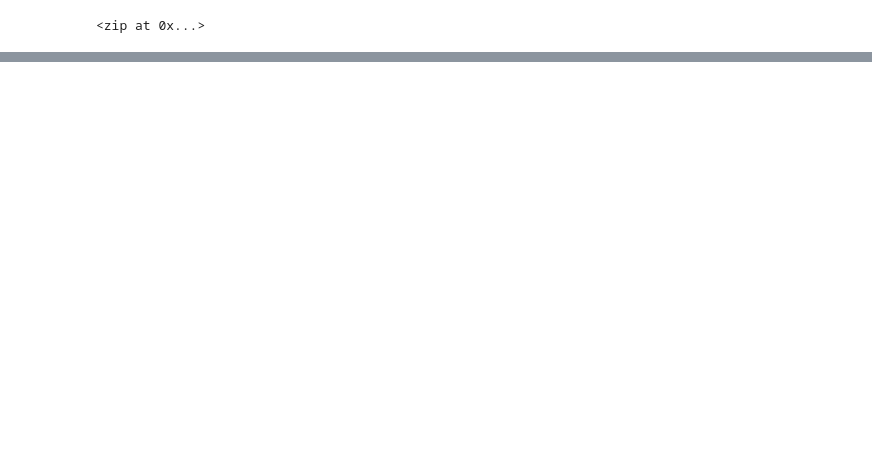
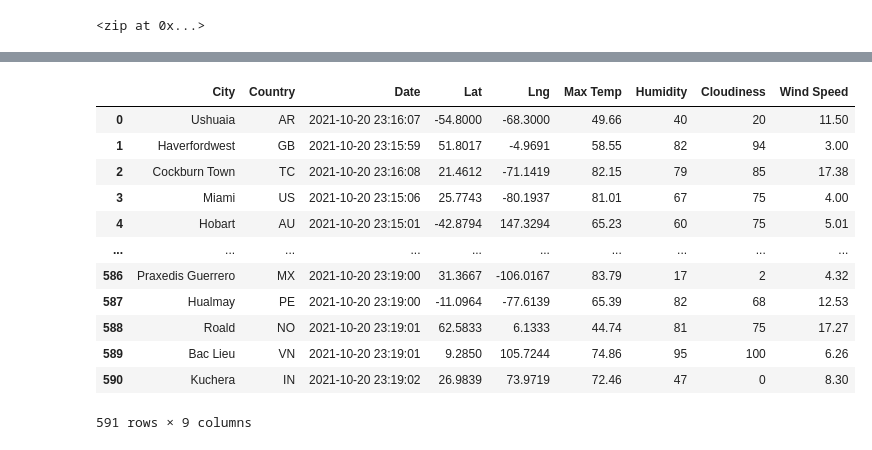
Before and after one commit to tonyferri/World_Weather_Analysis, a Jupyter notebook: WeatherPy.ipynb, the cells around one changed output, grey strips where cells are left out. Cells and saved outputs as stored; diff of their text form; code cells hidden in the pictures; blank space fills up the shorter version.

```diff
--- a/WeatherPy.ipynb
+++ b/WeatherPy.ipynb
@@ -33,0 +37,4 @@ len(cities)
+# %%
+# Starting URL for Weather Map API Call.
+url = "http://api.openweathermap.org/data/2.5/weather?units=Imperial&APPID=" + weather_api_key
+print(url)
@@ -33,0 +121,4 @@ len(cities)
+# %%
+# Convert the array of dictionaries to a Pandas DataFrame.
+city_data_df = pd.DataFrame(city_data)
+city_data_df.head(10)
@@ -33,0 +137,18 @@ len(cities)
+# %%
+new_column_order = ["City", "Country", "Date", "Lat", "Lng", "Max Temp", "Humidity", "Cloudiness", "Wind Speed"]
+city_data_df = city_data_df[new_column_order]
+city_data_df
+# %% [output]
+|  | City | Country | Date | Lat | Lng | Max Temp | Humidity | Cloudiness | Wind Speed |
+| 0 | Ushuaia | AR | 2021-10-20 23:16:07 | -54.8000 | -68.3000 | 49.66 | 40 | 20 | 11.50 |
+| 1 | Haverfordwest | GB | 2021-10-20 23:15:59 | 51.8017 | -4.9691 | 58.55 | 82 | 94 | 3.00 |
+| 2 | Cockburn Town | TC | 2021-10-20 23:16:08 | 21.4612 | -71.1419 | 82.15 | 79 | 85 | 17.38 |
+| 3 | Miami | US | 2021-10-20 23:15:06 | 25.7743 | -80.1937 | 81.01 | 67 | 75 | 4.00 |
+| 4 | Hobart | AU | 2021-10-20 23:15:01 | -42.8794 | 147.3294 | 65.23 | 60 | 75 | 5.01 |
+| ... | ... | ... | ... | ... | ... | ... | ... | ... | ... |
+| 586 | Praxedis Guerrero | MX | 2021-10-20 23:19:00 | 31.3667 | -106.0167 | 83.79 | 17 | 2 | 4.32 |
+| 587 | Hualmay | PE | 2021-10-20 23:19:00 | -11.0964 | -77.6139 | 65.39 | 82 | 68 | 12.53 |
+| 588 | Roald | NO | 2021-10-20 23:19:01 | 62.5833 | 6.1333 | 44.74 | 81 | 75 | 17.27 |
+| 589 | Bac Lieu | VN | 2021-10-20 23:19:01 | 9.2850 | 105.7244 | 74.86 | 95 | 100 | 6.26 |
+| 590 | Kuchera | IN | 2021-10-20 23:19:02 | 26.9839 | 73.9719 | 72.46 | 47 | 0 | 8.30 |
+591 rows × 9 columns
```
Also changed, not shown: parts of 7 cells of this notebook, 3 other files.
